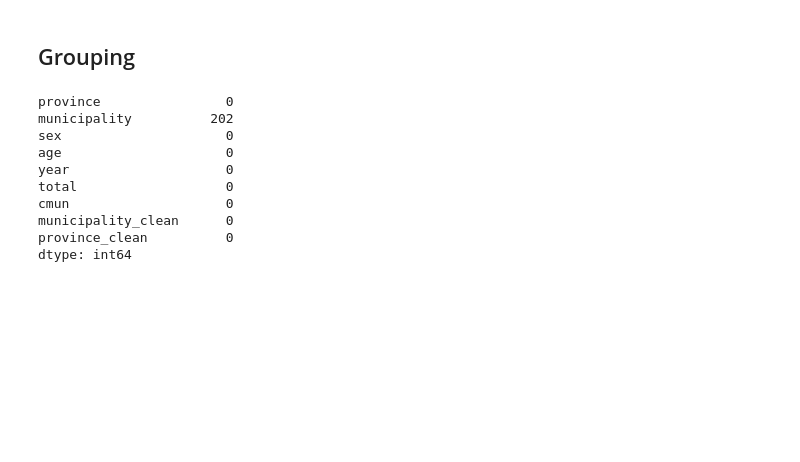
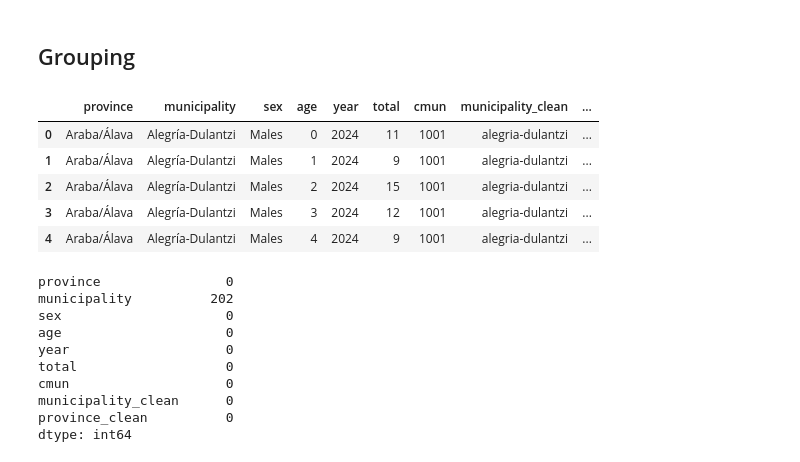
Before and after one commit to marimoysan/ml-pueblos, a Jupyter notebook: notebooks/eda_demographics.ipynb, the cells around one changed output. Saved outputs shown, nothing was run; the diff lists cells and outputs as text; code cells hidden in the pictures; blank space fills up the shorter version.

```diff
--- a/notebooks/eda_demographics.ipynb
+++ b/notebooks/eda_demographics.ipynb
@@ -282,6 +282,16 @@ df_2024.sample(10)
 ## Grouping
 # %%
 df_ages_bined = pd.read_csv("../data/large_files/filtered_age.csv")
+
+df_ages_bined.shape
+df_ages_bined.head()
+# %% [output]
+|  | province | municipality | sex | age | year | total | cmun | municipality_clean | ... |
+| 0 | Araba/Álava | Alegría-Dulantzi | Males | 0 | 2024 | 11 | 1001 | alegria-dulantzi | ... |
+| 1 | Araba/Álava | Alegría-Dulantzi | Males | 1 | 2024 | 9 | 1001 | alegria-dulantzi | ... |
+| 2 | Araba/Álava | Alegría-Dulantzi | Males | 2 | 2024 | 15 | 1001 | alegria-dulantzi | ... |
+| 3 | Araba/Álava | Alegría-Dulantzi | Males | 3 | 2024 | 12 | 1001 | alegria-dulantzi | ... |
+| 4 | Araba/Álava | Alegría-Dulantzi | Males | 4 | 2024 | 9 | 1001 | alegria-dulantzi | ... |
 # %%
 df_demographics = df_ages_bined.query("sex != 'Total'")
 # %%
```
Also changed, not shown: parts of 10 cells of this notebook, 1 other file.
